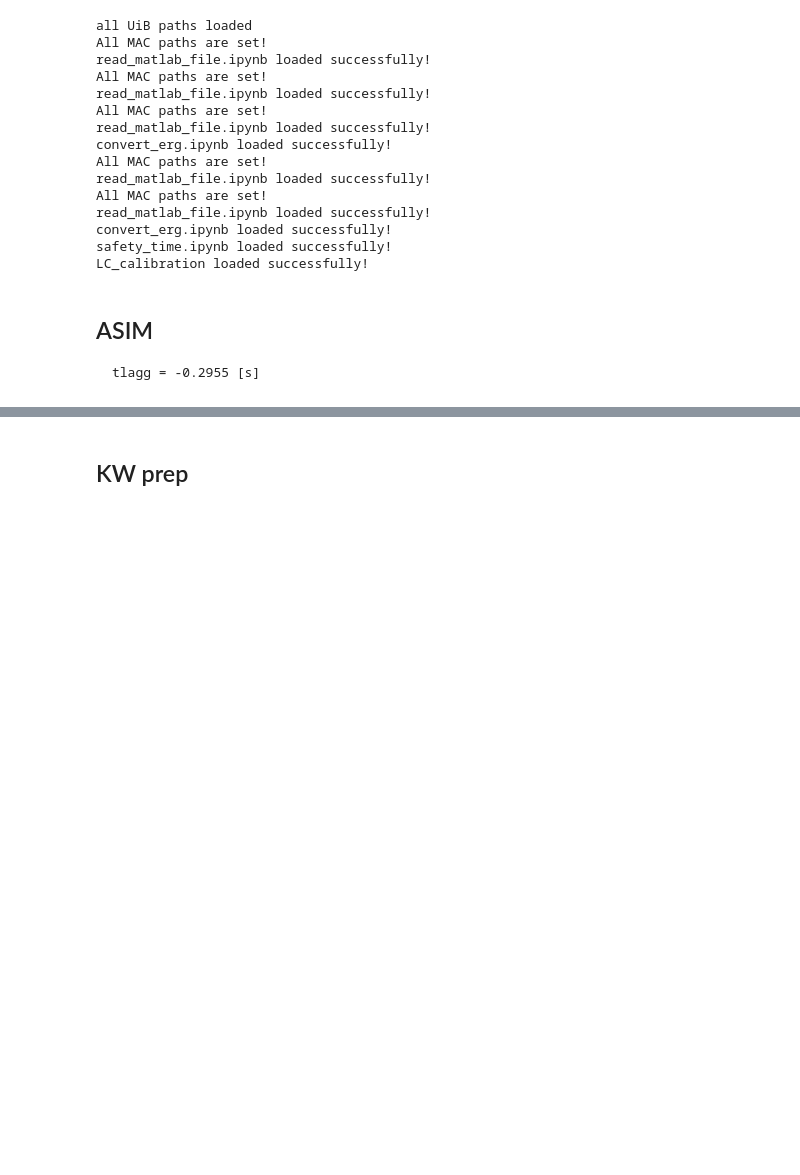
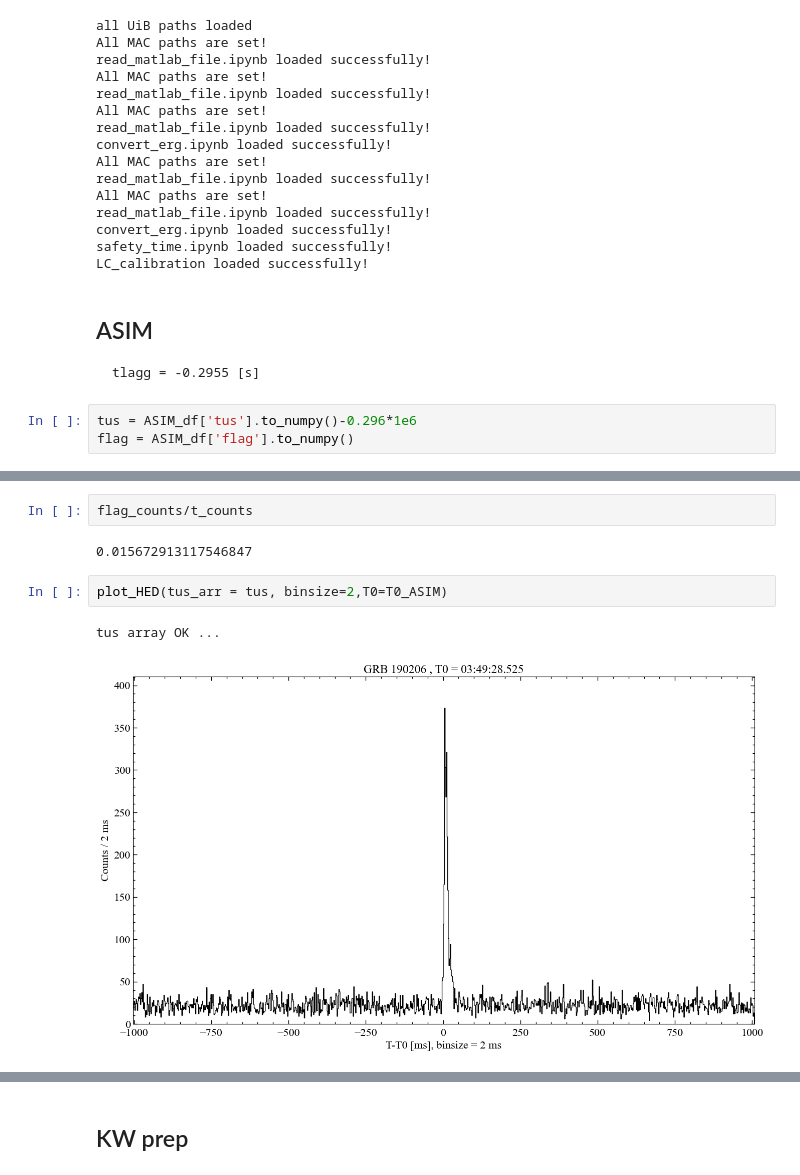
Before and after one commit to AndreasRamsli/GRB, a Jupyter notebook: xspec/ASIM/GRB190206_new.ipynb, the cells around one changed output, grey strips where cells are left out. Cells and saved outputs as stored; diff of their text form; blank space fills up the shorter version.

```diff
--- a/xspec/ASIM/GRB190206_new.ipynb
+++ b/xspec/ASIM/GRB190206_new.ipynb
@@ -47,3 +47,6 @@ LC_calibration loaded successfully!
 # %% [markdown]
 ## ASIM
     tlagg = -0.2955 [s]
+# %%
+tus = ASIM_df['tus'].to_numpy()-0.296*1e6
+flag = ASIM_df['flag'].to_numpy()
@@ -50 +61,10 @@ LC_calibration loaded successfully!
+# %%
+flag_counts/t_counts
+# %% [output]
+0.015672913117546847
+# %%
+plot_HED(tus_arr = tus, binsize=2,T0=T0_ASIM)
+# %% [output]
+tus array OK ...
+[figure, added]
 # %%
```
Also changed, not shown: parts of 3 cells of this notebook.
